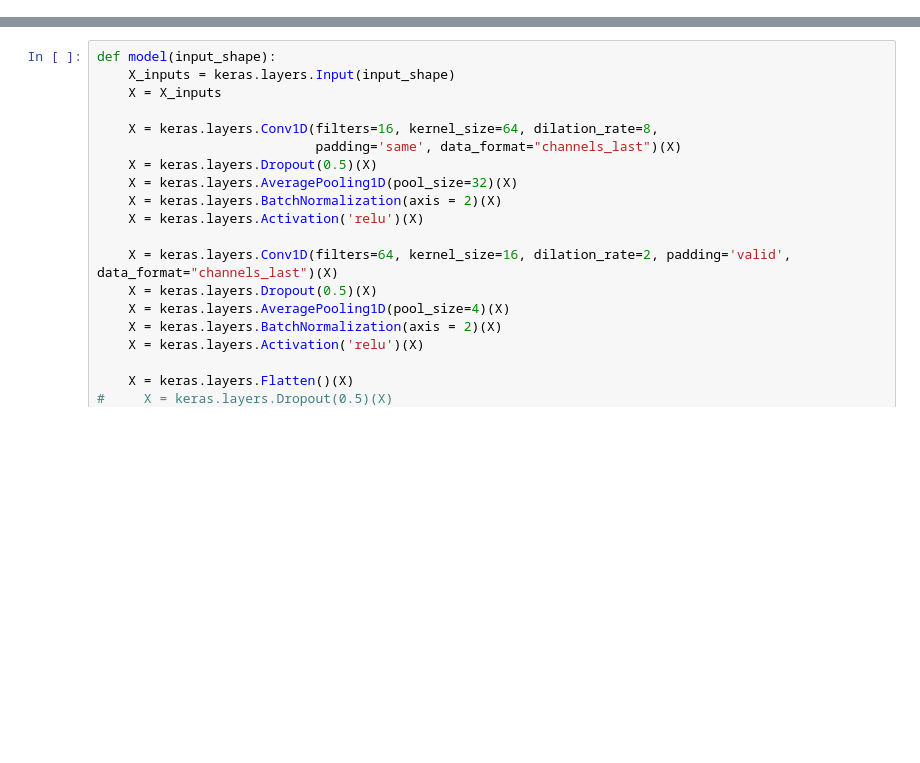
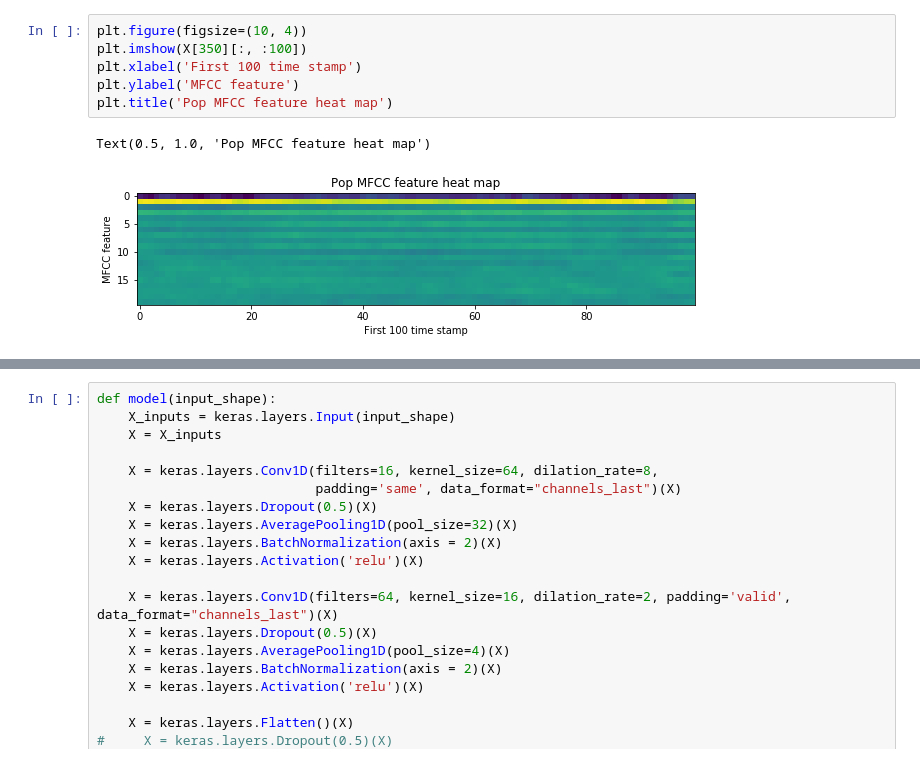
Before and after one commit to hyeonjungko/music_genre_classifier, a Jupyter notebook: cnn_classifier.ipynb, the cells around one changed output, grey strips where cells are left out. Cells and saved outputs as stored; diff of their text form; blank space fills up the shorter version.

```diff
--- a/cnn_classifier.ipynb
+++ b/cnn_classifier.ipynb
@@ -17,0 +46,9 @@ Y = np.load('data_mat/Y3.npy')
+# %%
+plt.figure(figsize=(10, 4))
+plt.imshow(X[350][:, :100])
+plt.xlabel('First 100 time stamp')
+plt.ylabel('MFCC feature')
+plt.title('Pop MFCC feature heat map')
+# %% [output]
+Text(0.5, 1.0, 'Pop MFCC feature heat map')
+[figure, added]
```
Also changed, not shown: parts of 20 cells of this notebook, 3 other files.
